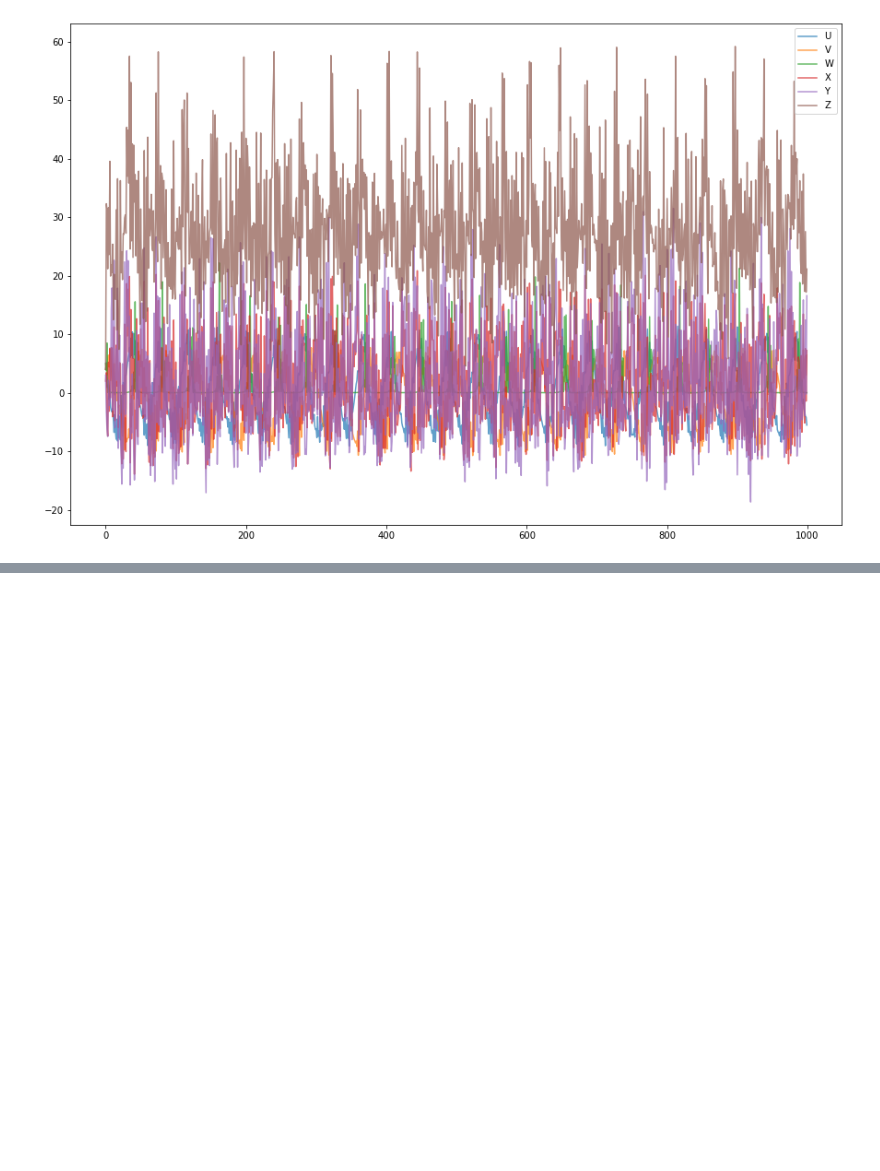
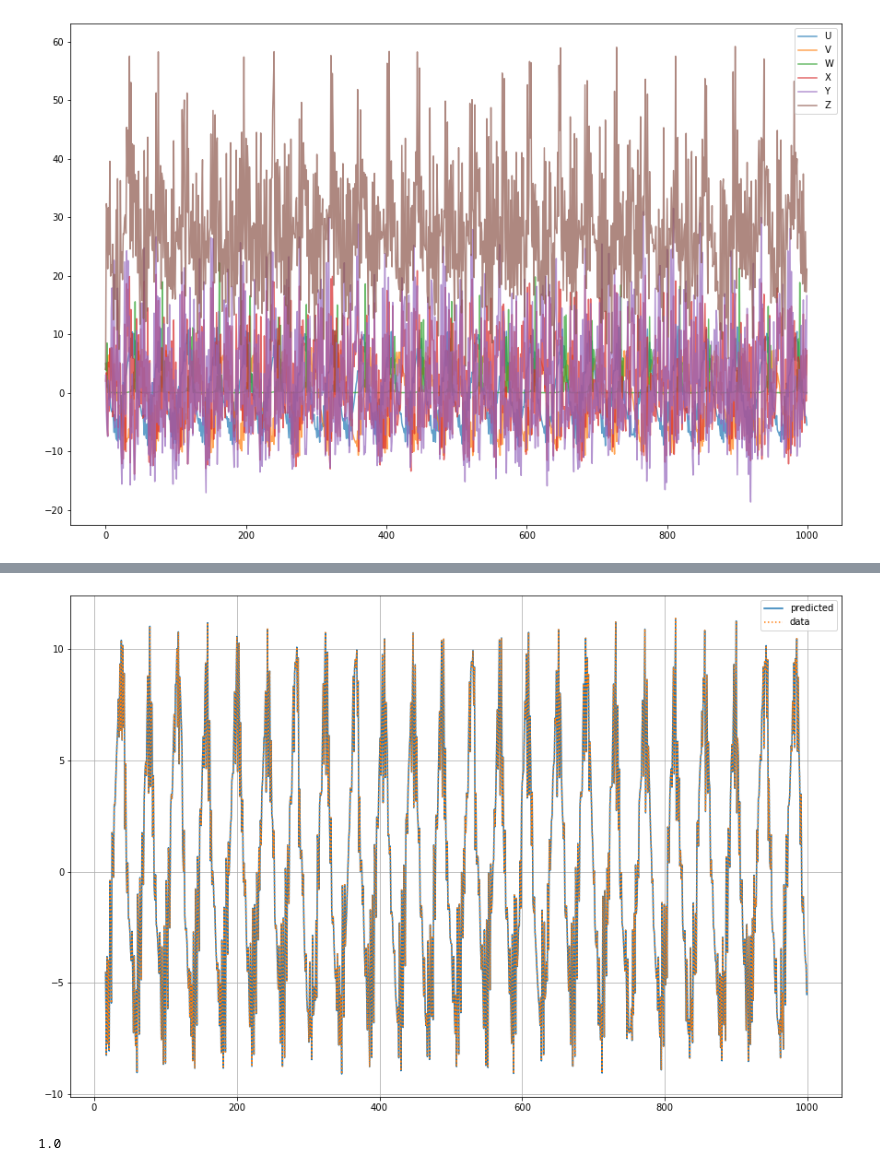
Before and after one commit to fccoelho/sistemas_dinamicos_aplicados, a Jupyter notebook: Sage/Causality in Dynamical Systems.ipynb, the cells around one changed output, grey strips where cells are left out. Saved outputs shown, nothing was run; the diff lists cells and outputs as text; code cells hidden in the pictures; blank space fills up the shorter version.

```diff
--- a/Sage/Causality in Dynamical Systems.ipynb
+++ b/Sage/Causality in Dynamical Systems.ipynb
@@ -318,0 +336,10 @@ plt.legend(['U','V','W','X','Y','Z']);
+# %%
+dataY = pd.DataFrame(data={'Y':res[:,3]})
+tau = 4
+dataY['lag1'] = dataY.Y.shift(1*tau)
+dataY['lag2'] = dataY.Y.shift(2*tau)
+dataY['lag3'] = dataY.Y.shift(3*tau)
+dataY['lag4'] = dataY.Y.shift(4*tau)
+#dataY['lag5'] = dataY.Y.shift(5*tau)
+dataY = dataY.dropna()
+dataY
@@ -318,0 +360,17 @@ plt.legend(['U','V','W','X','Y','Z']);
+# %%
+n_neighbors = 3
+X = dataY[['Y','lag1','lag2', 'lag3','lag4']]
+y = res[:,0][4*tau:]
+knn2 = KNeighborsRegressor(n_neighbors, weights='distance')
+y_ = knn2.fit(X, y).predict(X)
+# %%
+plt.plot(dataY.index,y_, label='predicted')
+plt.plot(dataY.index,y,':',label='data')
+plt.grid()
+plt.legend();
+# %% [output]
+[figure, added]
+# %%
+knn2.score(X,y)
+# %% [output]
+1.0
```
Also changed, not shown: parts of 4 cells of this notebook.
